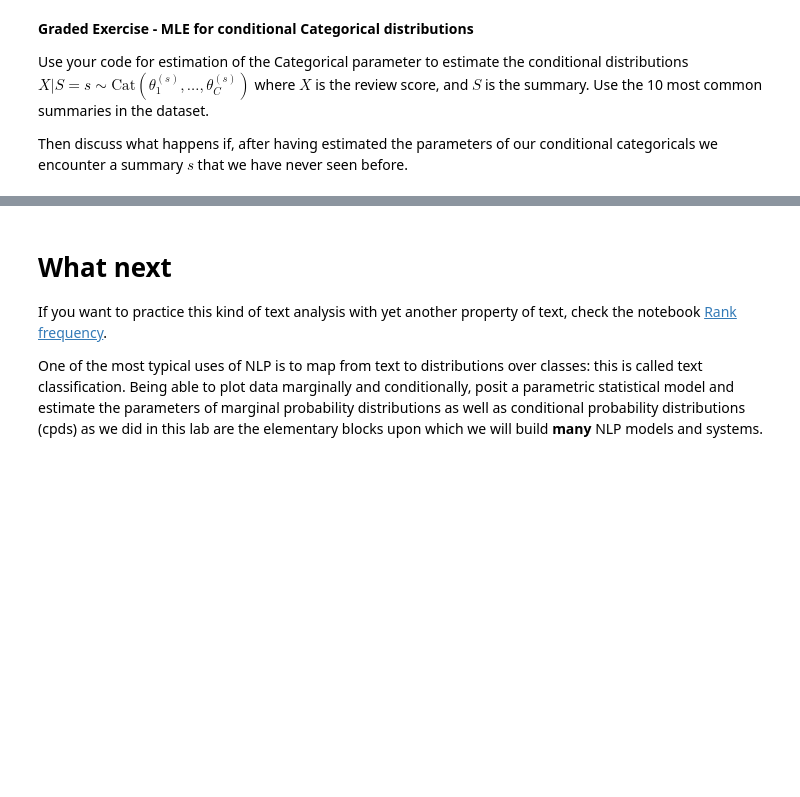
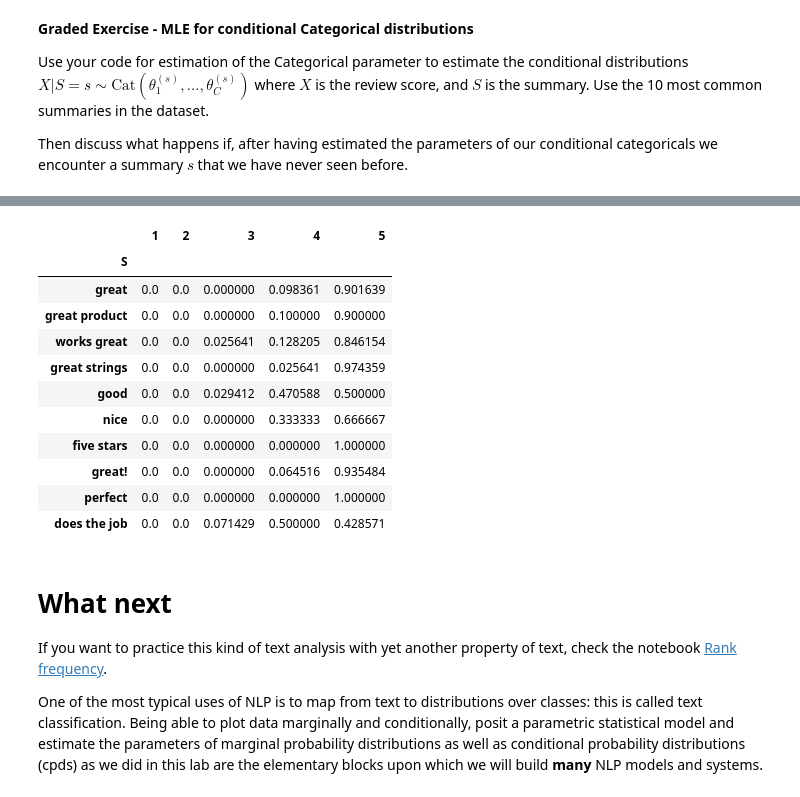
Before and after one commit to Tim-pijnacker/NTMI, a Jupyter notebook: 2022_T1_teacher.ipynb, the cells around one changed output, grey strips where cells are left out. Cells and saved outputs as stored; diff of their text form; code cells hidden in the pictures; blank space fills up the shorter version.

```diff
--- a/2022_T1_teacher.ipynb
+++ b/2022_T1_teacher.ipynb
@@ -1447,0 +1475,6 @@ Then discuss what happens if, after having estimated the parameters of our condi
+# %%
+summary_counter = Counter(reviews_df['summary'])
+top10_summaries = summary_counter.most_common(10) # 10 most common summaries in dataset
+# print(top10_summaries)
+# reviews_df[reviews_df['summary'].isin(set(pair[0] for pair in summary_counter.most_common(10)))]
+reviews_df[reviews_df['summary'] == "great"]["score"]
@@ -1448,3 +1494,33 @@ Then discuss what happens if, after having estimated the parameters of our condi
+# %%
+output_df = pd.DataFrame()
+
+top_n = 10
+top10_summaries = summary_counter.most_common(top_n) # top n most common summaries in dataset
+
+for i, (summ, _) in enumerate(top10_summaries):
+    cond_data = reviews_df[reviews_df['summary'] == summ]['score']
+    # Find the MLE solution
+    cond_MLE = categorical_MLE(cond_data, 5)
+    # Draw samples
+    x_ = Categorical(cond_MLE).rvs(len(cond_data))
+
+    row_df = pd.DataFrame([[summ] + list(cond_MLE)], columns=["S",1,2,3,4,5], index=[i])
+    output_df = pd.concat([output_df, row_df])
+
+output_df.set_index('S')
+# %% [output]
+|  | 1 | 2 | 3 | 4 | 5 |
+| S |  |  |  |  |  |
+| great | 0.0 | 0.0 | 0.000000 | 0.098361 | 0.901639 |
+| great product | 0.0 | 0.0 | 0.000000 | 0.100000 | 0.900000 |
+| works great | 0.0 | 0.0 | 0.025641 | 0.128205 | 0.846154 |
+| great strings | 0.0 | 0.0 | 0.000000 | 0.025641 | 0.974359 |
+| good | 0.0 | 0.0 | 0.029412 | 0.470588 | 0.500000 |
+| nice | 0.0 | 0.0 | 0.000000 | 0.333333 | 0.666667 |
+| five stars | 0.0 | 0.0 | 0.000000 | 0.000000 | 1.000000 |
+| great! | 0.0 | 0.0 | 0.000000 | 0.064516 | 0.935484 |
+| perfect | 0.0 | 0.0 | 0.000000 | 0.000000 | 1.000000 |
+| does the job | 0.0 | 0.0 | 0.071429 | 0.500000 | 0.428571 |
 # %% [markdown]
 # <a name="next">  What next
 
```
Also changed, not shown: parts of 8 cells of this notebook.
